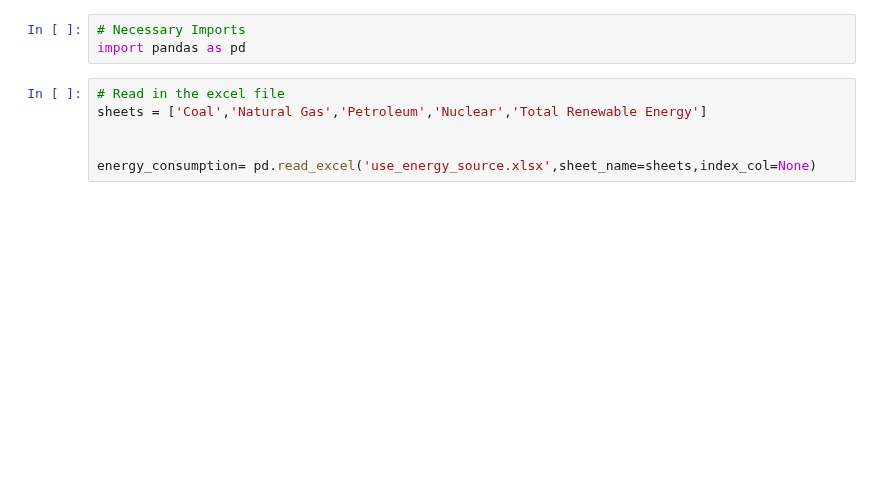
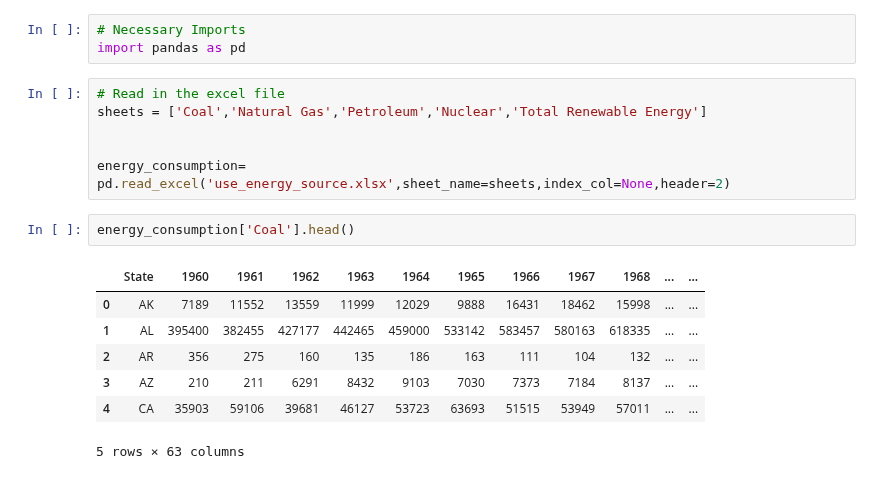
Before and after one commit to fraserclaire/Group3_Project4, a Jupyter notebook: Artien/State Level Energy Consumption 2010 - 2020.ipynb, the cells around one changed output. Saved outputs shown, nothing was run; the diff lists cells and outputs as text; blank space fills up the shorter version.

```diff
--- a/Artien/State Level Energy Consumption 2010 - 2020.ipynb
+++ b/Artien/State Level Energy Consumption 2010 - 2020.ipynb
@@ -6,6 +6,16 @@ import pandas as pd
 sheets = ['Coal','Natural Gas','Petroleum','Nuclear','Total Renewable Energy']
 
 
-energy_consumption= pd.read_excel('use_energy_source.xlsx',sheet_name=sheets,index_col=None)
+energy_consumption= pd.read_excel('use_energy_source.xlsx',sheet_name=sheets,index_col=None,header=2)
+# %%
+energy_consumption['Coal'].head()
+# %% [output]
+|  | State | 1960 | 1961 | 1962 | 1963 | 1964 | 1965 | 1966 | 1967 | 1968 | ... | ... |
+| 0 | AK | 7189 | 11552 | 13559 | 11999 | 12029 | 9888 | 16431 | 18462 | 15998 | ... | ... |
+| 1 | AL | 395400 | 382455 | 427177 | 442465 | 459000 | 533142 | 583457 | 580163 | 618335 | ... | ... |
+| 2 | AR | 356 | 275 | 160 | 135 | 186 | 163 | 111 | 104 | 132 | ... | ... |
+| 3 | AZ | 210 | 211 | 6291 | 8432 | 9103 | 7030 | 7373 | 7184 | 8137 | ... | ... |
+| 4 | CA | 35903 | 59106 | 39681 | 46127 | 53723 | 63693 | 51515 | 53949 | 57011 | ... | ... |
+5 rows × 63 columns
 # %%
 # Review one of the dataframes in the variable
```
Also changed, not shown: parts of 18 cells of this notebook, 2 other files.
